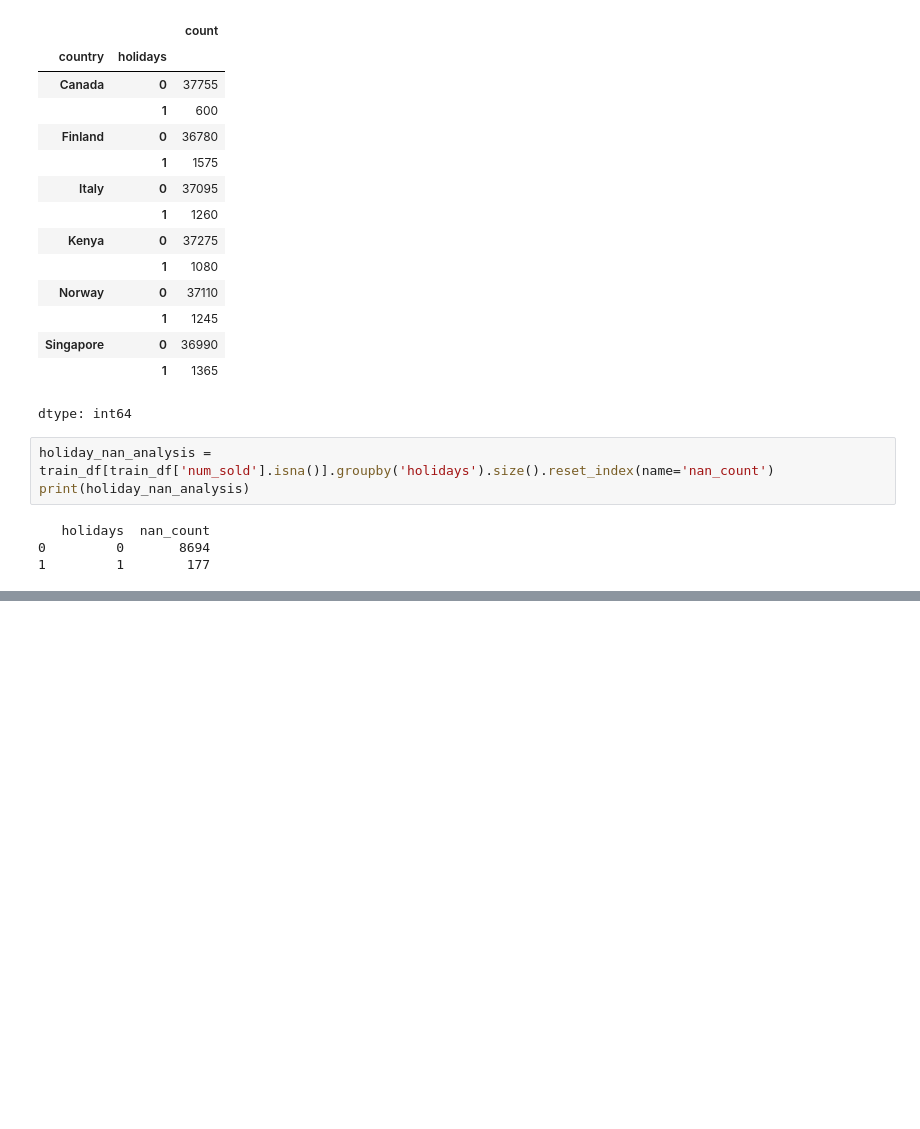
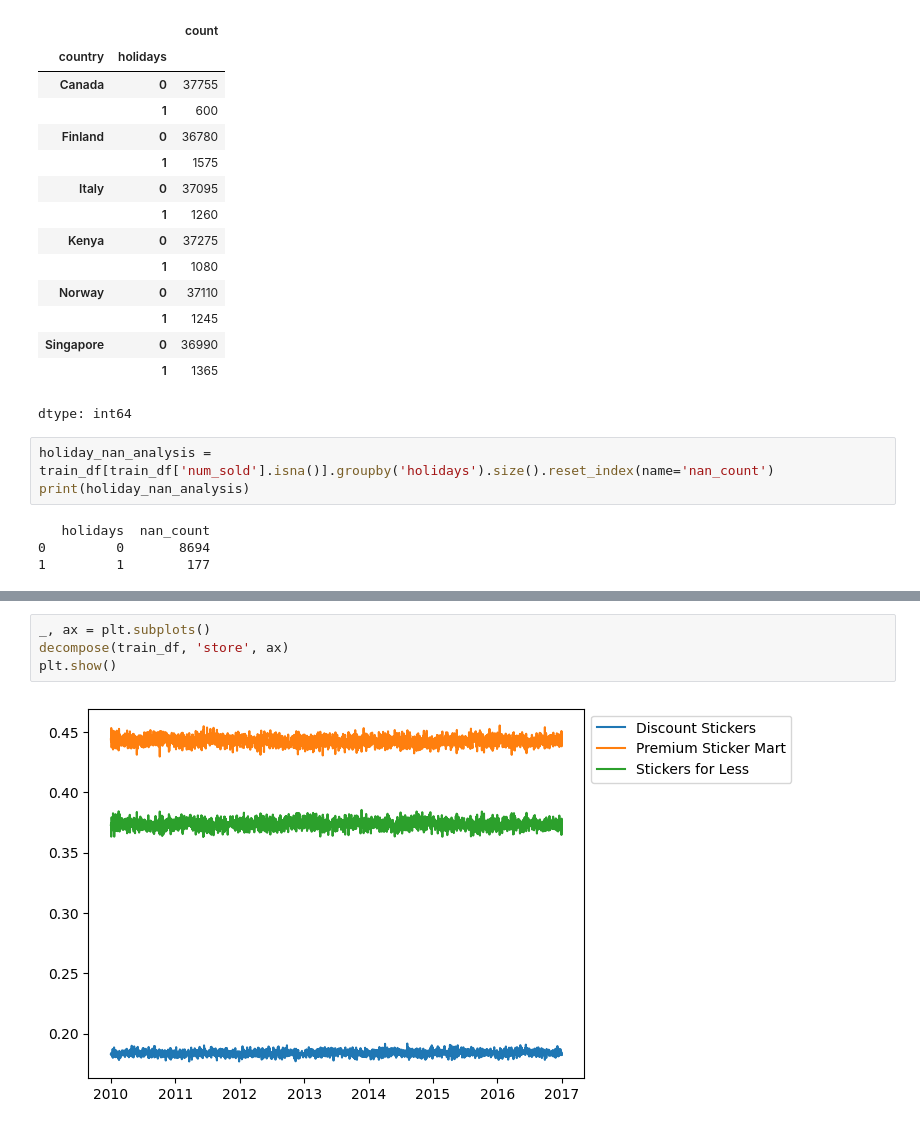
Before and after one commit to spshreya/Data_science_projects, a Jupyter notebook: demand_forecasting.ipynb, the cells around one changed output, grey strips where cells are left out. Saved outputs shown, nothing was run; the diff lists cells and outputs as text; blank space fills up the shorter version.

```diff
--- a/demand_forecasting.ipynb
+++ b/demand_forecasting.ipynb
@@ -454,0 +486,6 @@ print(holiday_nan_analysis)
+# %%
+_, ax = plt.subplots()
+decompose(train_df, 'store', ax)
+plt.show()
+# %% [output]
+[figure, added]
```
Also changed, not shown: parts of 12 cells of this notebook.
